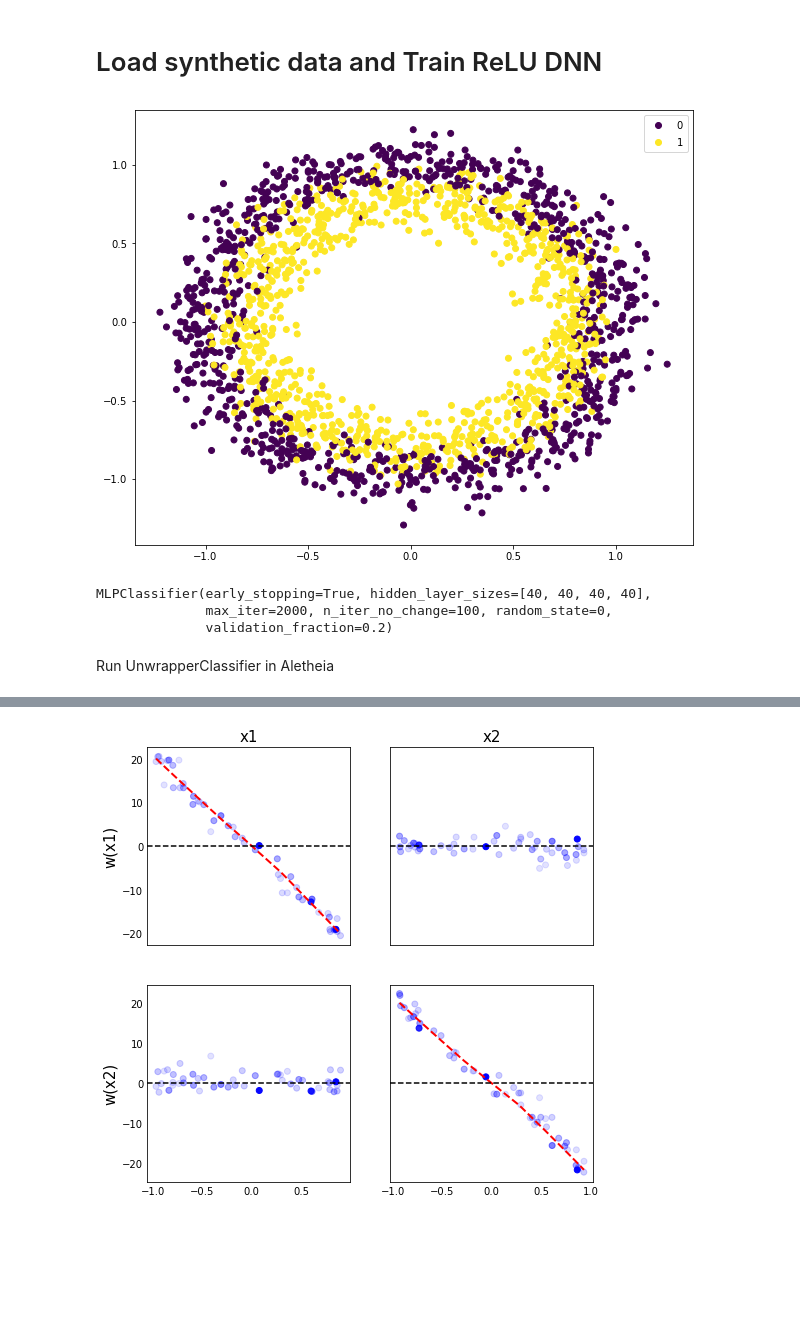
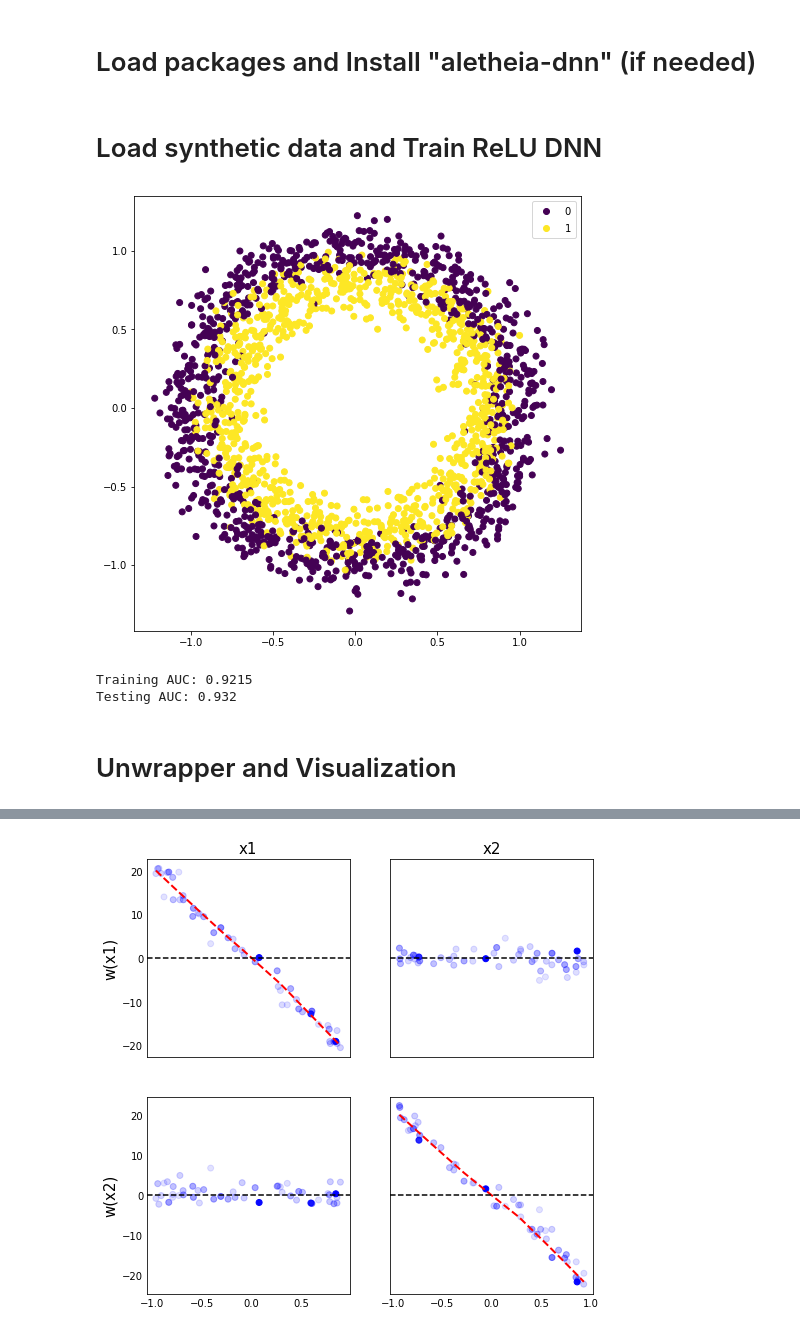
Before and after one commit to SelfExplainML/Aletheia, a Jupyter notebook: examples/CoCircles.ipynb, the cells around one changed output, grey strips where cells are left out. Saved outputs shown, nothing was run; the diff lists cells and outputs as text; code cells hidden in the pictures; blank space fills up the shorter version.

Commit message:
Updated demo example with CoCircles data

```diff
--- a/examples/CoCircles.ipynb
+++ b/examples/CoCircles.ipynb
@@ -4,0 +1,2 @@ warnings.filterwarnings('ignore')
+# %% [markdown]
+# Load packages and Install "aletheia-dnn" (if needed)
@@ -5,34 +20,28 @@ warnings.filterwarnings('ignore')
 # %% [markdown]
 # Load synthetic data and Train ReLU DNN
 # %%
-import numpy as np
-import pandas as pd
-import matplotlib.pyplot as plt
-from sklearn.datasets import make_circles
-from sklearn.model_selection import train_test_split
-
 random_state = 0
 
 x, y = make_circles(n_samples=2000, noise=0.1, random_state=random_state)
 train_x, test_x, train_y, test_y = train_test_split(x, y, test_size=0.2, random_state=random_state)
 
-plt.figure(figsize=(10,8))
+plt.figure(figsize=(8,8))
 scatter = plt.scatter(x[:, 0], x[:, 1], c=y)
 plt.legend(*scatter.legend_elements(), loc="upper right")
 plt.show()
 # %% [output]
-[figure, old version]
+[figure, new version]
 # %%
-from sklearn.neural_network import MLPClassifier
 mlp = MLPClassifier(hidden_layer_sizes=[40] * 4, max_iter=2000, early_stopping=True,
                     n_iter_no_change=100, validation_fraction=0.2,
                     solver='adam', activation="relu", random_state=random_state,
                     learning_rate_init=0.001)
 mlp.fit(train_x, train_y)
+print("Training AUC:", roc_auc_score(train_y, mlp.predict_proba(train_x)[:,1]).round(4))
+print("Testing AUC:", roc_auc_score(test_y, mlp.predict_proba(test_x)[:,1]).round(4))
 # %% [output]
-MLPClassifier(early_stopping=True, hidden_layer_sizes=[40, 40, 40, 40],
-              max_iter=2000, n_iter_no_change=100, random_state=0,
-              validation_fraction=0.2)
+Training AUC: 0.9215
+Testing AUC: 0.932
-# %% [markdown]
-Run UnwrapperClassifier in Aletheia
+# %% [markdown]
+# Unwrapper and Visualization
 # %%
```
Also changed, not shown: parts of 47 cells of this notebook.
